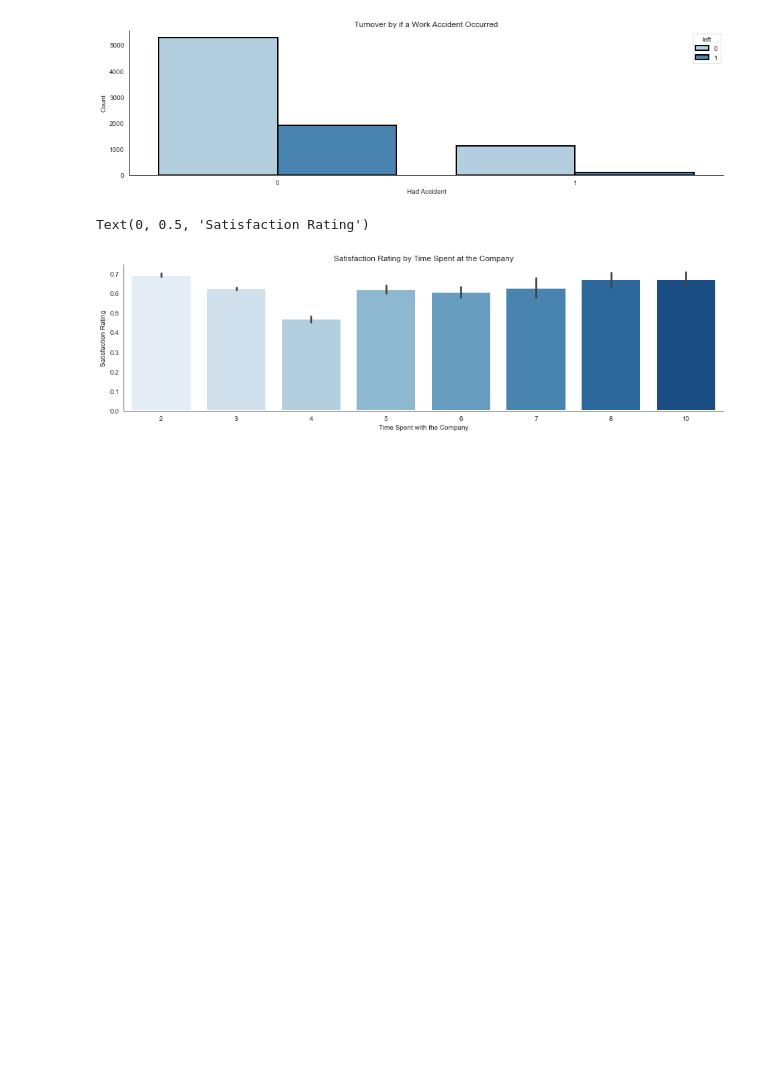
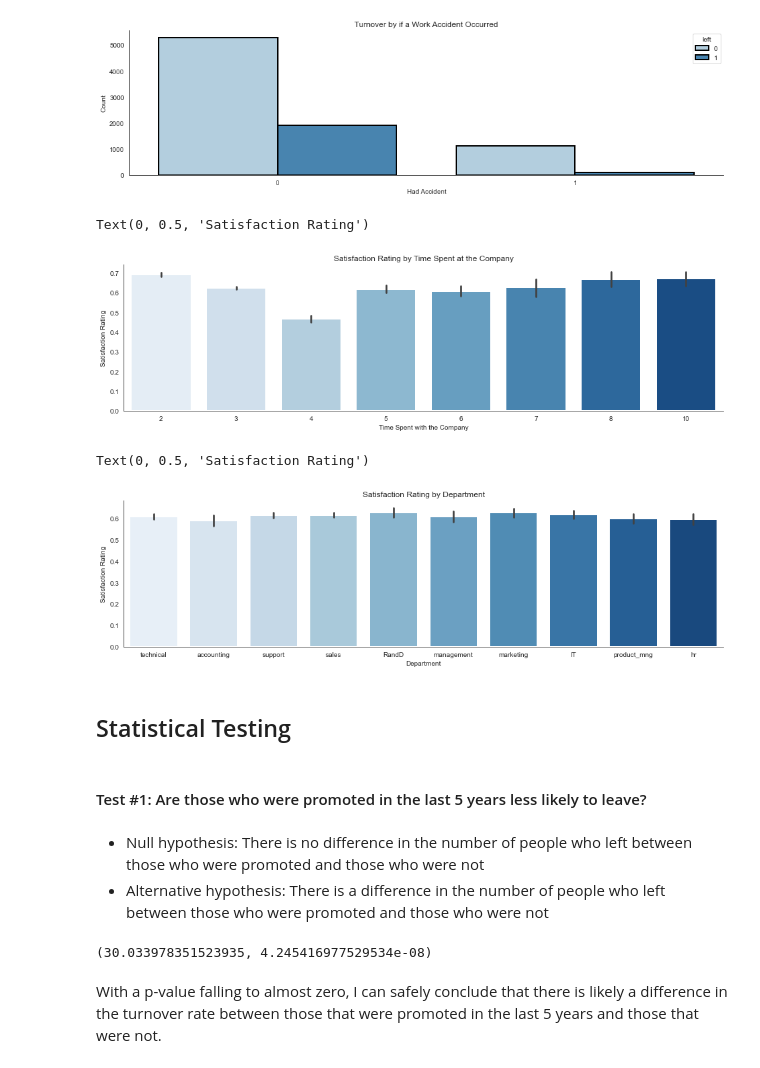
Before and after one commit to Sam-keeler/HR_data_analytics, a Jupyter notebook: turnover_analysis.ipynb, the cells around one changed output. Saved outputs shown, nothing was run; the diff lists cells and outputs as text; code cells hidden in the pictures; blank space fills up the shorter version.

Commit message:
statistical testing

```diff
--- a/turnover_analysis.ipynb
+++ b/turnover_analysis.ipynb
@@ -247,3 +250,30 @@ plt.ylabel('Satisfaction Rating')
 # %% [output]
 Text(0, 0.5, 'Satisfaction Rating')
 [figure]
+# %%
+plt.subplots(figsize=(16, 4))
+sns.set_style(style='white')
+sns.despine()
+sns.barplot(x = 'Department', y = 'satisfaction_level', data=train, palette='Blues', linewidth=2).set_title('Satisfaction Rating by Department')
+plt.xlabel('Department')
+plt.ylabel('Satisfaction Rating')
+# %% [output]
+Text(0, 0.5, 'Satisfaction Rating')
+[figure, added]
+# %% [markdown]
+## Statistical Testing
+# %% [markdown]
+#### Test #1: Are those who were promoted in the last 5 years less likely to leave?
+# %% [markdown]
+- Null hypothesis: There is no difference in the number of people who left between those who were promoted and those who were not
+- Alternative hypothesis: There is a difference in the number of people who left between those who were promoted and those who were not
+# %%
+observed = pd.crosstab(train.promotion_last_5years, train.left)
+
+chi2, p, degf, expected = stats.chi2_contingency(observed)
+
+chi2, p
+# %% [output]
+(30.033978351523935, 4.245416977529534e-08)
+# %% [markdown]
+With a p-value falling to almost zero, I can safely conclude that there is likely a difference in the turnover rate between those that were promoted in the last 5 years and those that were not.
```
Also changed, not shown: parts of 2 cells of this notebook.
